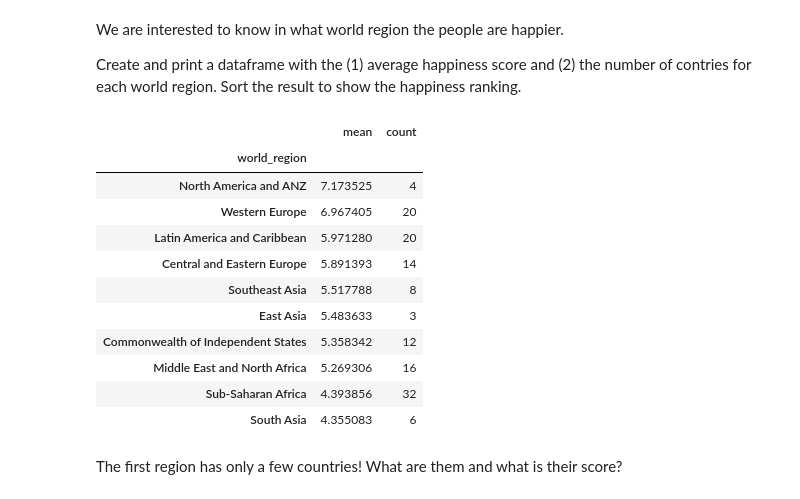
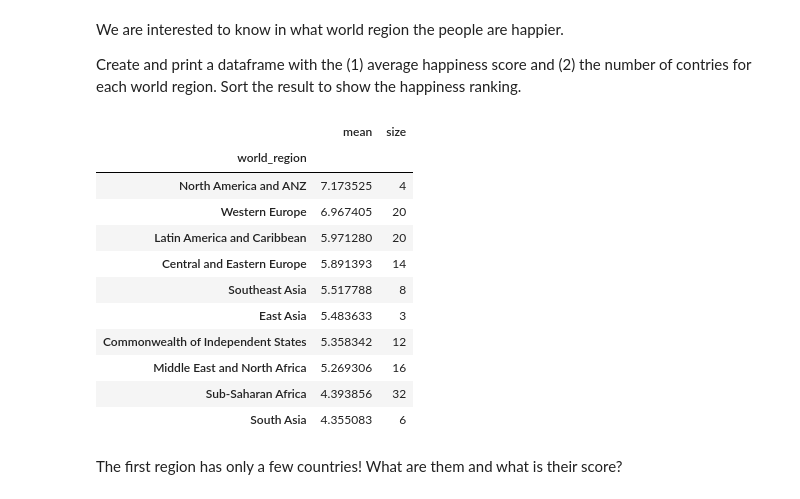
Before and after one commit to epfl-ada/2022, a Jupyter notebook: Tutorials/01 - Handling data/Happiness_solution.ipynb, the cells around one changed output. Drawn from its saved outputs; the diff is of its cells as text; code cells hidden in the pictures.

Commit message:
replace 'count' by 'size' aggregation to include NaNs

```diff
--- a/Tutorials/01 - Handling data/Happiness_solution.ipynb
+++ b/Tutorials/01 - Handling data/Happiness_solution.ipynb
@@ -123,10 +123,10 @@ We are interested to know in what world region the people are happier.
 Create and print a dataframe with the (1) average happiness score and (2) the number of contries for each world region.
 Sort the result to show the happiness ranking.
 # %%
-average_by_region = country_features.groupby("world_region")['happiness_score'].agg(['mean','count'])
+average_by_region = country_features.groupby("world_region")['happiness_score'].agg(['mean','size'])
 average_by_region.sort_values("mean", ascending=False)
 # %% [output]
-|  | mean | count |
+|  | mean | size |
 | world_region |  |  |
 | North America and ANZ | 7.173525 | 4 |
 | Western Europe | 6.967405 | 20 |
```
